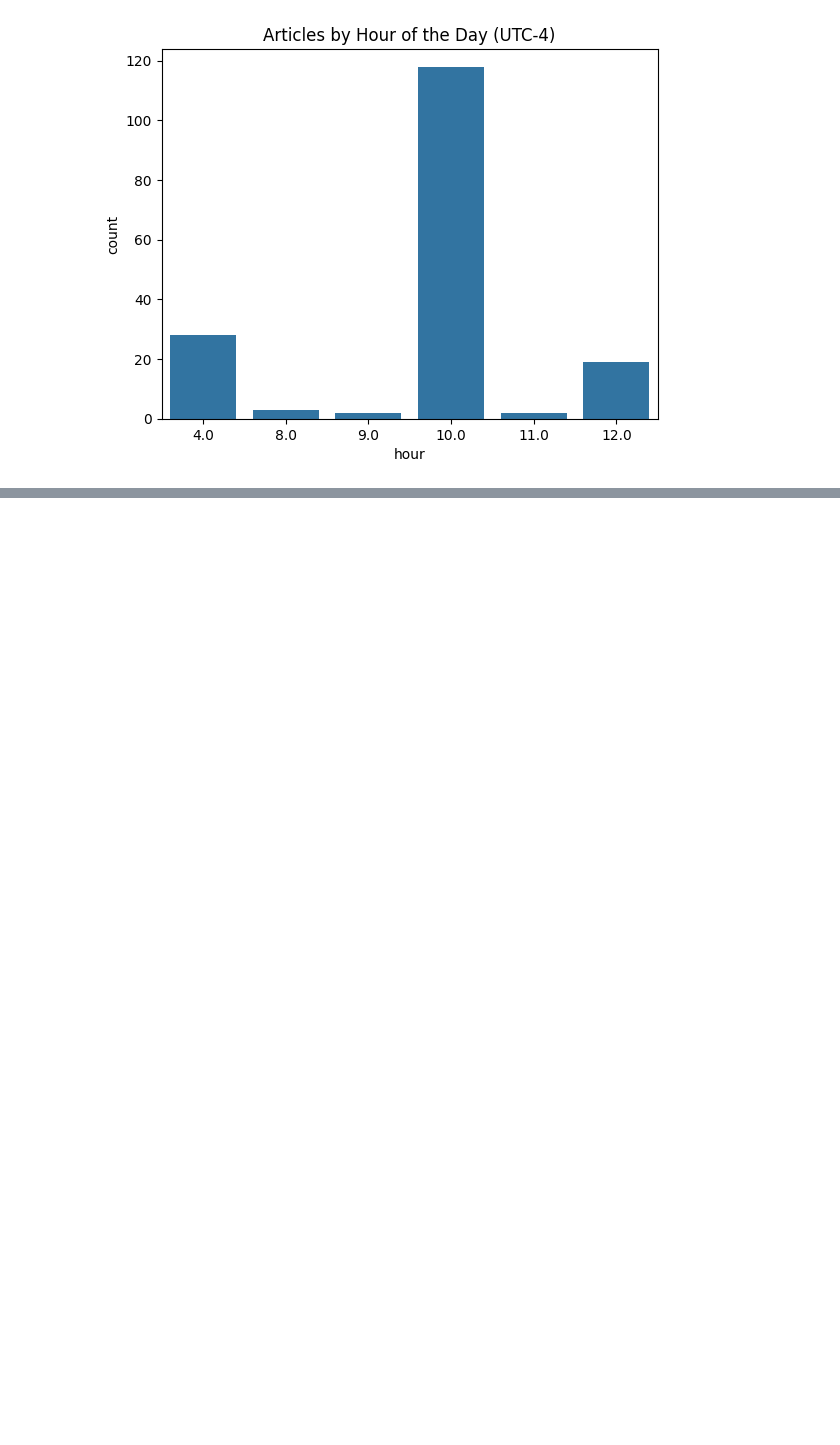
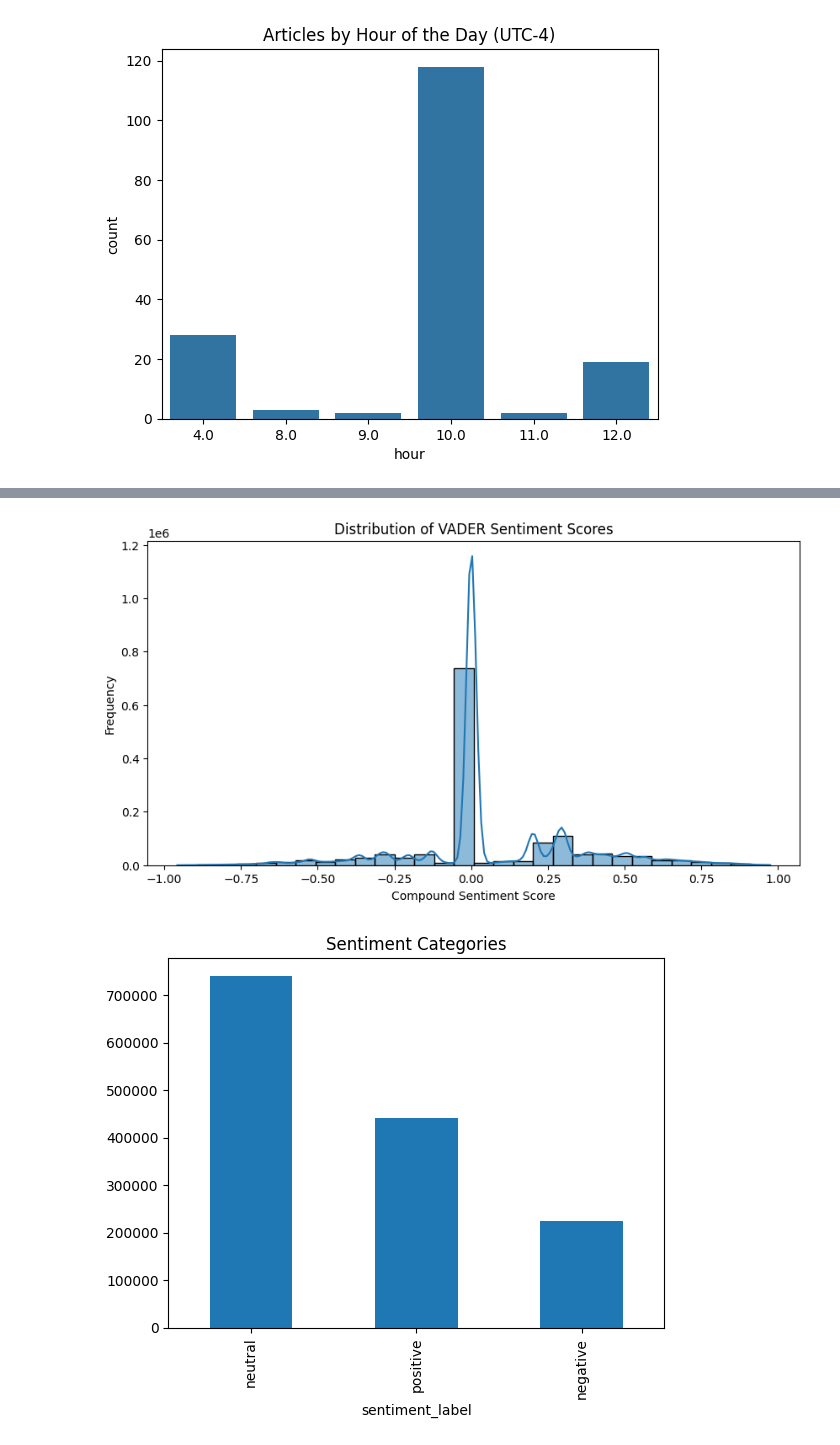
Before and after one commit to tess61/financial-news-sentiment, a Jupyter notebook: notebooks/eda.ipynb, the cells around one changed output, grey strips where cells are left out. Saved outputs shown, nothing was run; the diff lists cells and outputs as text; code cells hidden in the pictures; blank space fills up the shorter version.

```diff
--- a/notebooks/eda.ipynb
+++ b/notebooks/eda.ipynb
@@ -124,0 +166,30 @@ plt.show()
+# %%
+# VADER Sentiment Analysis
+sid = SentimentIntensityAnalyzer()
+
+df['sentiment'] = df['headline'].apply(lambda x: sid.polarity_scores(x)['compound'])
+
+# Distribution
+plt.figure(figsize=(10, 5))
+sns.histplot(df['sentiment'], bins=30, kde=True)
+plt.title("Distribution of VADER Sentiment Scores")
+plt.xlabel("Compound Sentiment Score")
+plt.ylabel("Frequency")
+plt.show()
+
+# Classify sentiment
+def sentiment_class(score):
+    if score >= 0.05:
+        return 'positive'
+    elif score <= -0.05:
+        return 'negative'
+    else:
+        return 'neutral'
+
+df['sentiment_label'] = df['sentiment'].apply(sentiment_class)
+df['sentiment_label'].value_counts().plot(kind='bar')
+plt.title("Sentiment Categories")
+plt.show()
+# %% [output]
+[figure, added]
+[figure, added]
```
Also changed, not shown: parts of 3 cells of this notebook.
